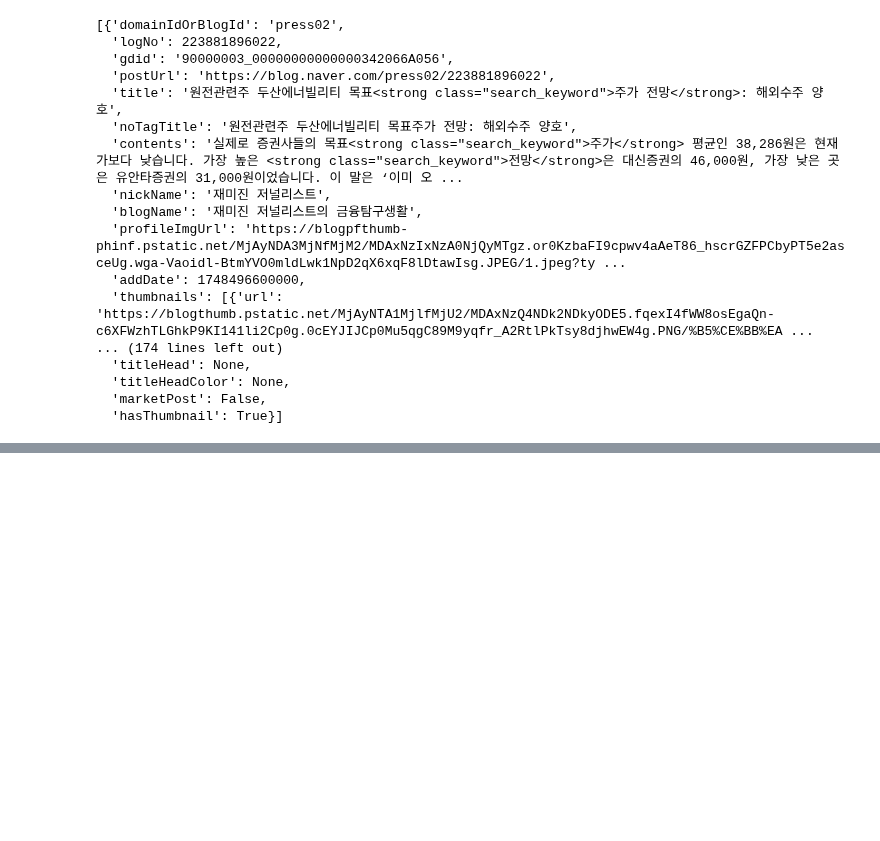
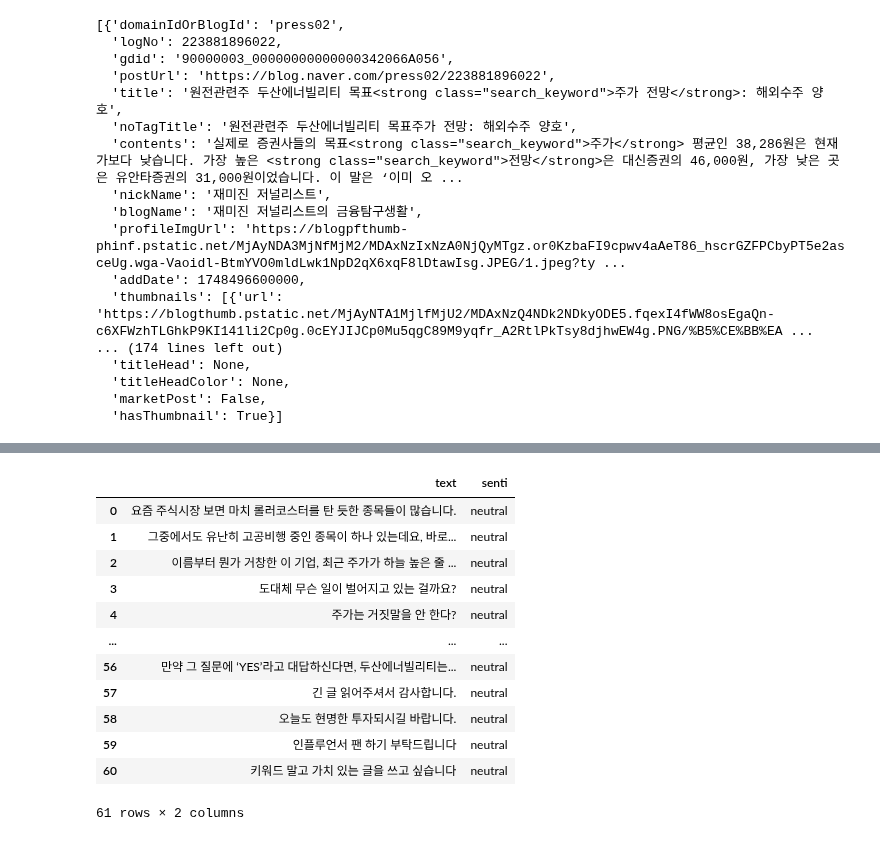
Before and after one commit to swhors/LSTM_Analyze, a Jupyter notebook: study/튜토리얼_금융 분석 프로그래밍 응용.ipynb, the cells around one changed output, grey strips where cells are left out. Drawn from its saved outputs; the diff is of its cells as text; code cells hidden in the pictures; blank space fills up the shorter version.

```diff
--- a/study/튜토리얼_금융 분석 프로그래밍 응용.ipynb
+++ b/study/튜토리얼_금융 분석 프로그래밍 응용.ipynb
@@ -105,0 +137,2 @@ json.loads(res.text.split('\n')[1])['result']['searchList']
+# %%
+posts_info = get_posts_info('주가전망', 1, 10)
@@ -105,0 +175,20 @@ json.loads(res.text.split('\n')[1])['result']['searchList']
+# %%
+def get_posts(x):
+    url = 'https://blog.naver.com/PostView.naver'
+    params = {
+        'blogId': x['domainIdOrBlogId'],
+        'logNo': x['logNo'],
+        'redirect': 'Dlog',
+        'widgetTypeCall': 'true',
+        'directAccess': 'false'
+    }
+
+    res = requests.get(url, params=params)
+    soup = BeautifulSoup(res.text, 'lxml')
+    posts = soup.select_one('.se-main-container').select('p')
+    posts = [x.get_text().replace('\u200b', '') for x in posts]
+
+    filtered_posts = [x.replace('다. ', '다. \n') for x in posts]
+    filtered_posts = sum([x.split('\n') for x in posts], [])
+    filtered_posts = [x.strip() for x in filtered_posts if not x in ['', ' ']]
+    return filtered_posts
@@ -105,0 +260,7 @@ json.loads(res.text.split('\n')[1])['result']['searchList']
+# %%
+from transformers import AutoTokenizer, AutoModelForSequenceClassification
+from transformers import pipeline
+
+tokenizer = AutoTokenizer.from_pretrained('snunlp/KR-FinBert-SC')
+model = AutoModelForSequenceClassification.from_pretrained('snunlp/KR-FinBert-SC')
+senti_classifier = pipeline(task='text-classification', model=model, tokenizer=tokenizer)
@@ -105,0 +310,20 @@ json.loads(res.text.split('\n')[1])['result']['searchList']
+# %%
+x = get_posts(posts_info[0])
+y = [x['label'] for x in senti_classifier(x)]
+
+df = pd.DataFrame(data={'text': x, 'senti': y})
+df
+# %% [output]
+|  | text | senti |
+| 0 | 요즘 주식시장 보면 마치 롤러코스터를 탄 듯한 종목들이 많습니다. | neutral |
+| 1 | 그중에서도 유난히 고공비행 중인 종목이 하나 있는데요, 바로... | neutral |
+| 2 | 이름부터 뭔가 거창한 이 기업, 최근 주가가 하늘 높은 줄 ... | neutral |
+| 3 | 도대체 무슨 일이 벌어지고 있는 걸까요? | neutral |
+| 4 | 주가는 거짓말을 안 한다? | neutral |
+| ... | ... | ... |
+| 56 | 만약 그 질문에 ‘YES’라고 대답하신다면, 두산에너빌리티는... | neutral |
+| 57 | 긴 글 읽어주셔서 감사합니다. | neutral |
+| 58 | 오늘도 현명한 투자되시길 바랍니다. | neutral |
+| 59 | 인플루언서 팬 하기 부탁드립니다 | neutral |
+| 60 | 키워드 말고 가치 있는 글을 쓰고 싶습니다 | neutral |
+61 rows × 2 columns
```
Also changed, not shown: parts of 37 cells of this notebook, 6 other files.
